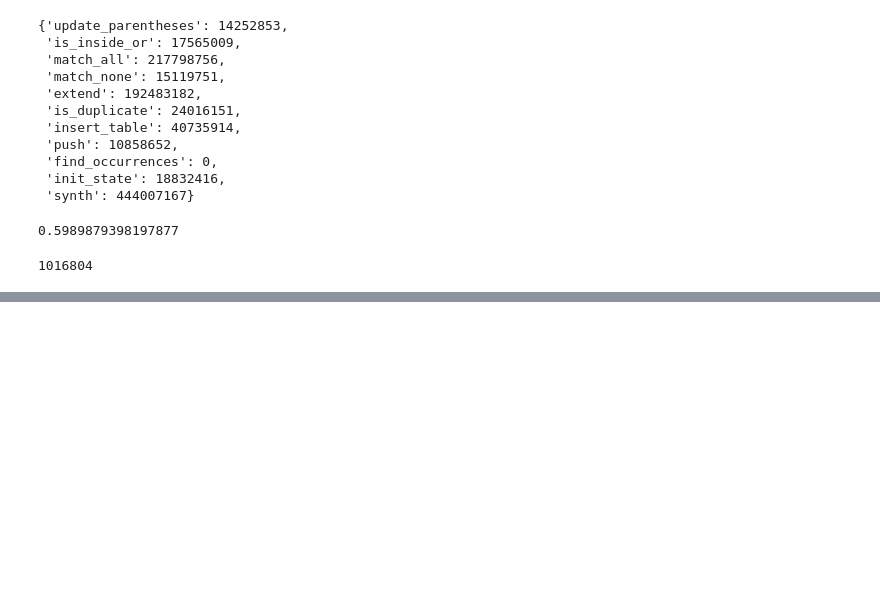
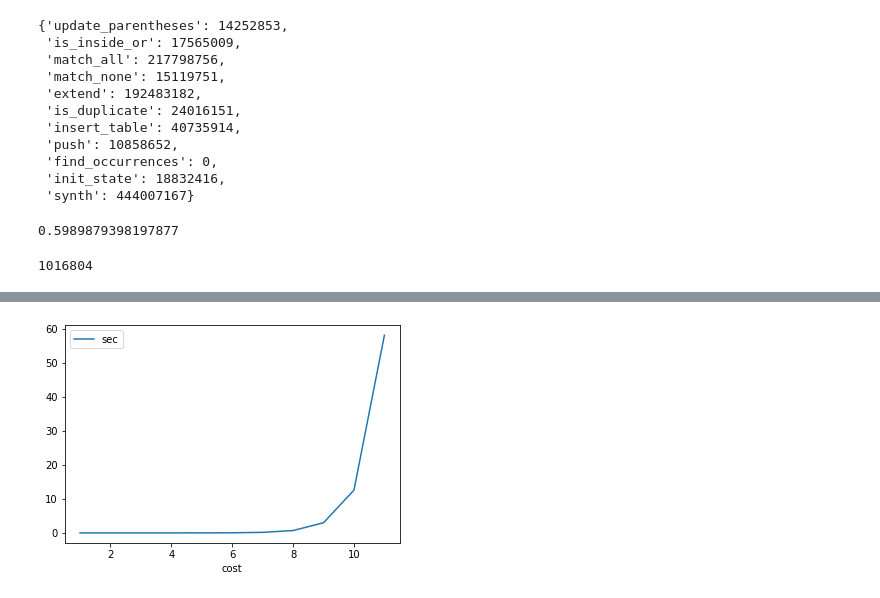
Before and after one commit to patorikkulee/regex-synth, a Jupyter notebook: parse_json.ipynb, the cells around one changed output, grey strips where cells are left out. Saved outputs shown, nothing was run; the diff lists cells and outputs as text; code cells hidden in the pictures; blank space fills up the shorter version.

```diff
--- a/parse_json.ipynb
+++ b/parse_json.ipynb
@@ -151,0 +161,4 @@ stats['find_occurrences']
+# %%
+df = pd.read_csv('stats.csv')
+df = df.set_index('cost')
+df.head()
@@ -151,0 +173,4 @@ stats['find_occurrences']
+# %%
+lines = df[['sec']].plot.line()
+# %% [output]
+[figure, added]
```
Also changed, not shown: parts of 4 cells of this notebook, 2 other files.
